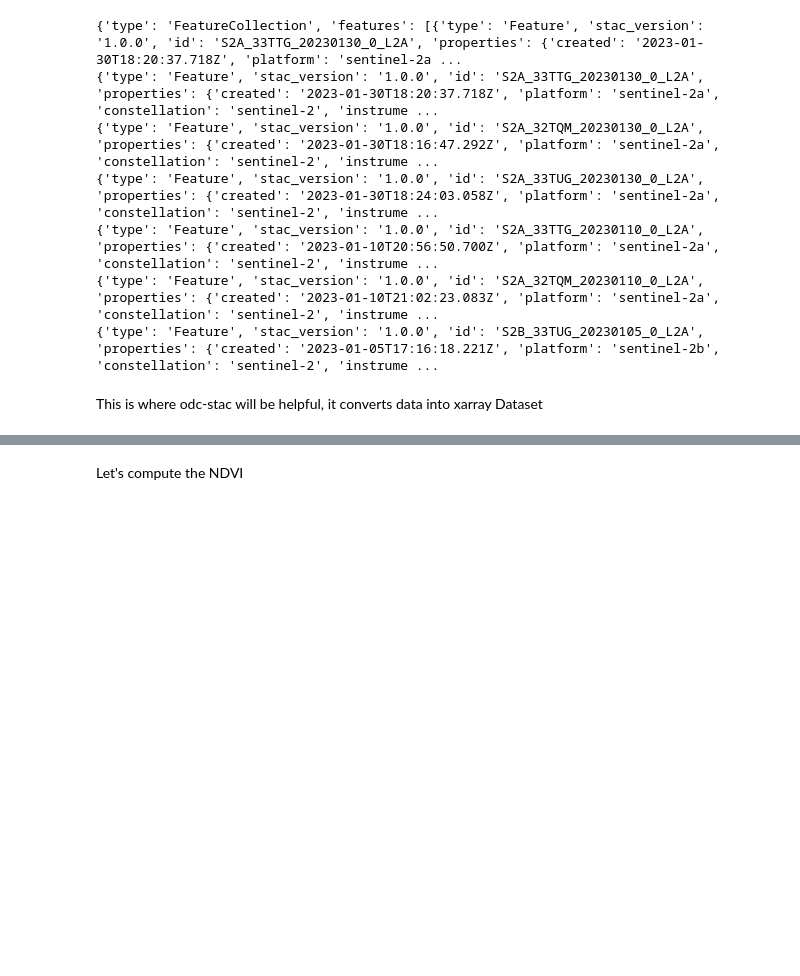
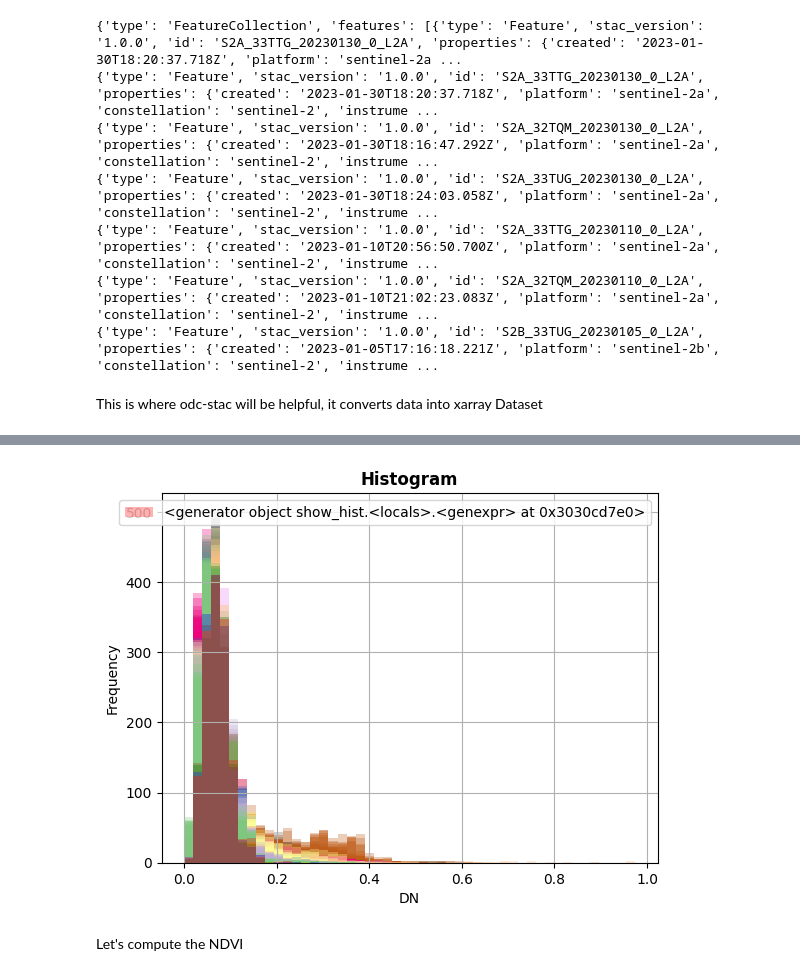
Before and after one commit to SimBoex/RemoteSensing, a Jupyter notebook: Measuring_NDVI.ipynb, the cells around one changed output, grey strips where cells are left out. Saved outputs shown, nothing was run; the diff lists cells and outputs as text; code cells hidden in the pictures; blank space fills up the shorter version.

```diff
--- a/Measuring_NDVI.ipynb
+++ b/Measuring_NDVI.ipynb
@@ -141,3 +106,7 @@ show(img)
+# %%
+hist_g = rasterio.plot.show_hist(rgb_image,bins=50, histtype = "stepfilled", lw = 0.0, stacked= False, alpha = 0.3)
+# %% [output]
+[figure, added]
 # %% [markdown]
 Let's compute the NDVI
 # %%
```
Also changed, not shown: parts of 20 cells of this notebook, 5 other files.
